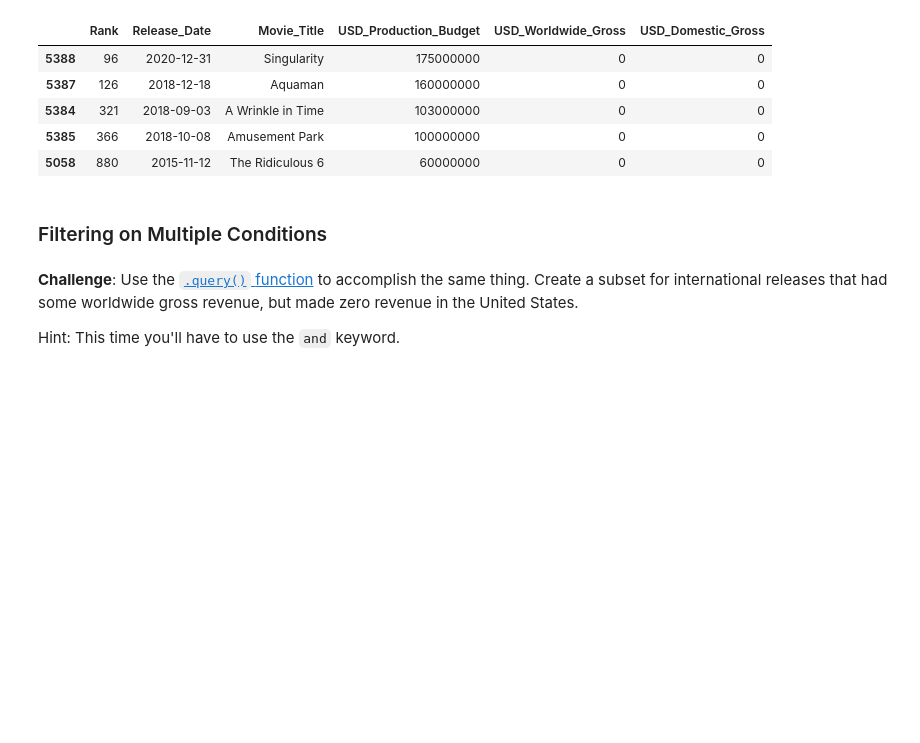
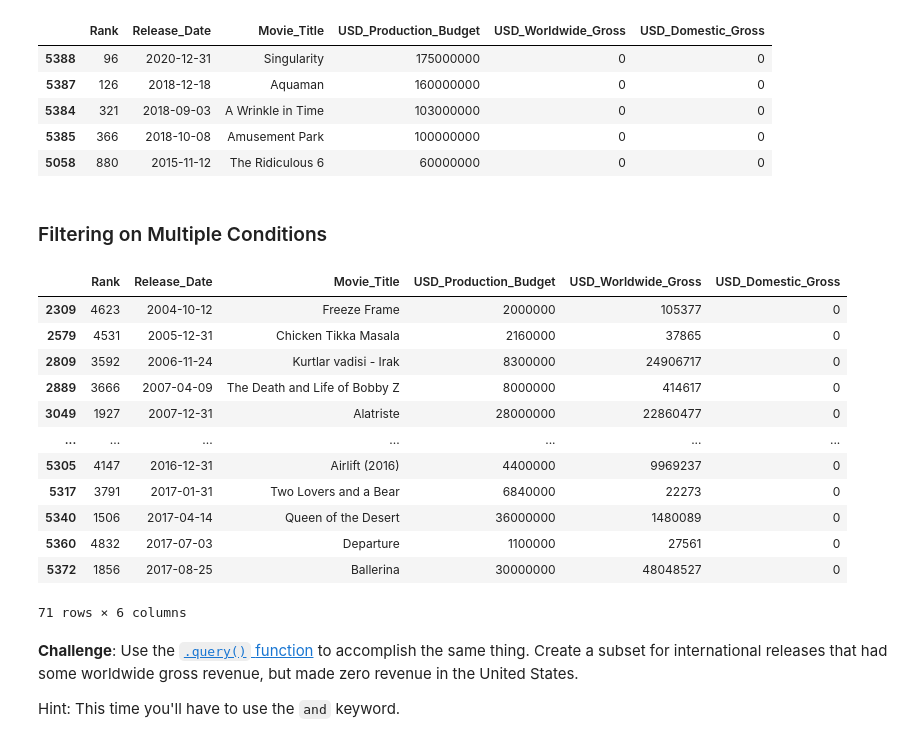
Before and after one commit to buholica/python_bootcamp, a Jupyter notebook: 59-81_days/78_int_seaborn/Seaborn_and_Linear_Regression.ipynb, the cells around one changed output. Drawn from its saved outputs; the diff is of its cells as text; code cells hidden in the pictures; blank space fills up the shorter version.

```diff
--- a/59-81_days/78_int_seaborn/Seaborn_and_Linear_Regression.ipynb
+++ b/59-81_days/78_int_seaborn/Seaborn_and_Linear_Regression.ipynb
@@ -177,6 +178,23 @@ Number of films that grossed $0 worldwide - 357
 | 5058 | 880 | 2015-11-12 | The Ridiculous 6 | 60000000 | 0 | 0 |
 # %% [markdown]
 ### Filtering on Multiple Conditions
+# %%
+international_releases = data.loc[(data["USD_Domestic_Gross"] == 0) & data["USD_Worldwide_Gross"] != 0]
+international_releases
+# %% [output]
+|  | Rank | Release_Date | Movie_Title | USD_Production_Budget | USD_Worldwide_Gross | USD_Domestic_Gross |
+| 2309 | 4623 | 2004-10-12 | Freeze Frame | 2000000 | 105377 | 0 |
+| 2579 | 4531 | 2005-12-31 | Chicken Tikka Masala | 2160000 | 37865 | 0 |
+| 2809 | 3592 | 2006-11-24 | Kurtlar vadisi - Irak | 8300000 | 24906717 | 0 |
+| 2889 | 3666 | 2007-04-09 | The Death and Life of Bobby Z | 8000000 | 414617 | 0 |
+| 3049 | 1927 | 2007-12-31 | Alatriste | 28000000 | 22860477 | 0 |
+| ... | ... | ... | ... | ... | ... | ... |
+| 5305 | 4147 | 2016-12-31 | Airlift (2016) | 4400000 | 9969237 | 0 |
+| 5317 | 3791 | 2017-01-31 | Two Lovers and a Bear | 6840000 | 22273 | 0 |
+| 5340 | 1506 | 2017-04-14 | Queen of the Desert | 36000000 | 1480089 | 0 |
+| 5360 | 4832 | 2017-07-03 | Departure | 1100000 | 27561 | 0 |
+| 5372 | 1856 | 2017-08-25 | Ballerina | 30000000 | 48048527 | 0 |
+71 rows × 6 columns
 # %% [markdown]
 **Challenge**: Use the [`.query()` function](https://pandas.pydata.org/pandas-docs/stable/reference/api/pandas.DataFrame.query.html) to accomplish the same thing. Create a subset for international releases that had some worldwide gross revenue, but made zero revenue in the United States.
 
```
Also changed, not shown: parts of 12 cells of this notebook.
